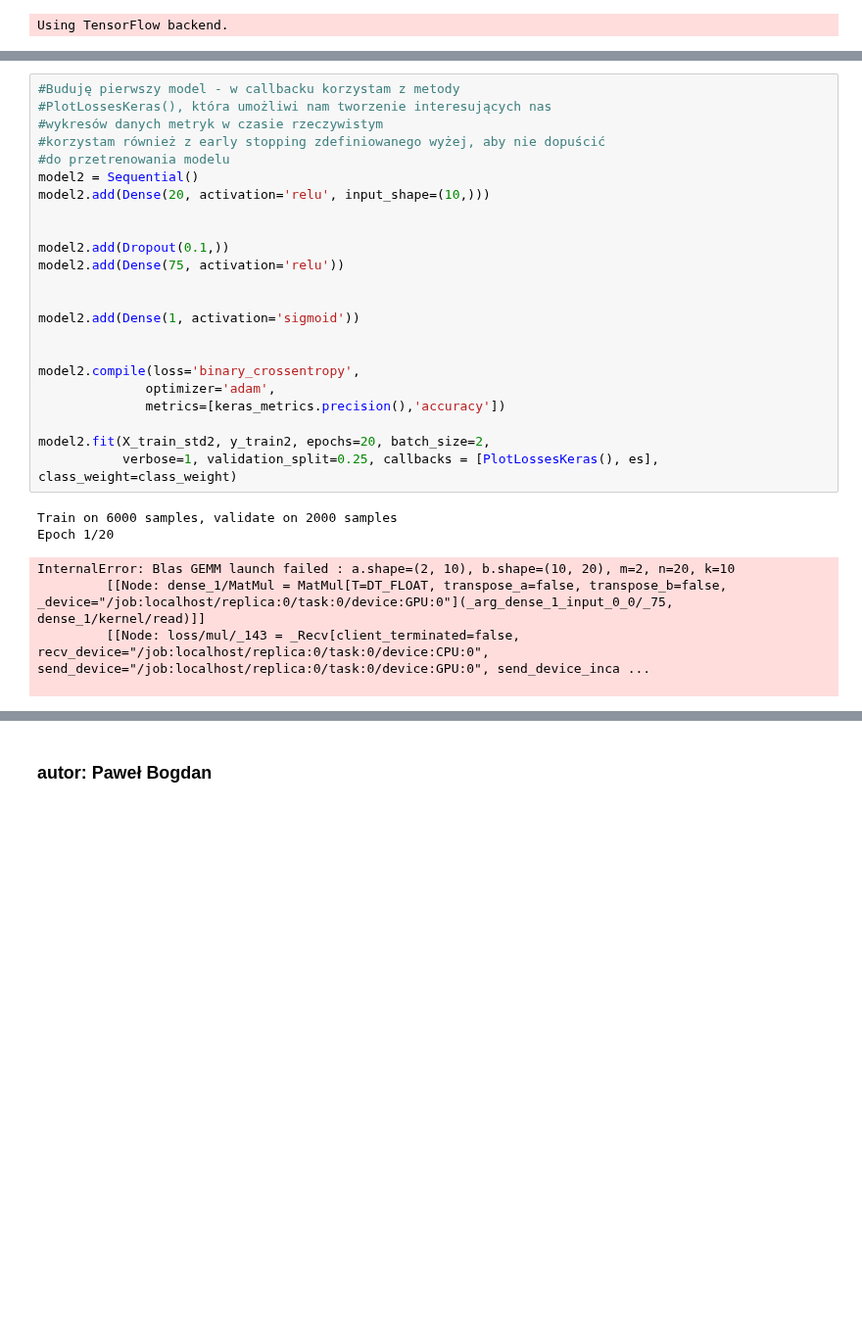
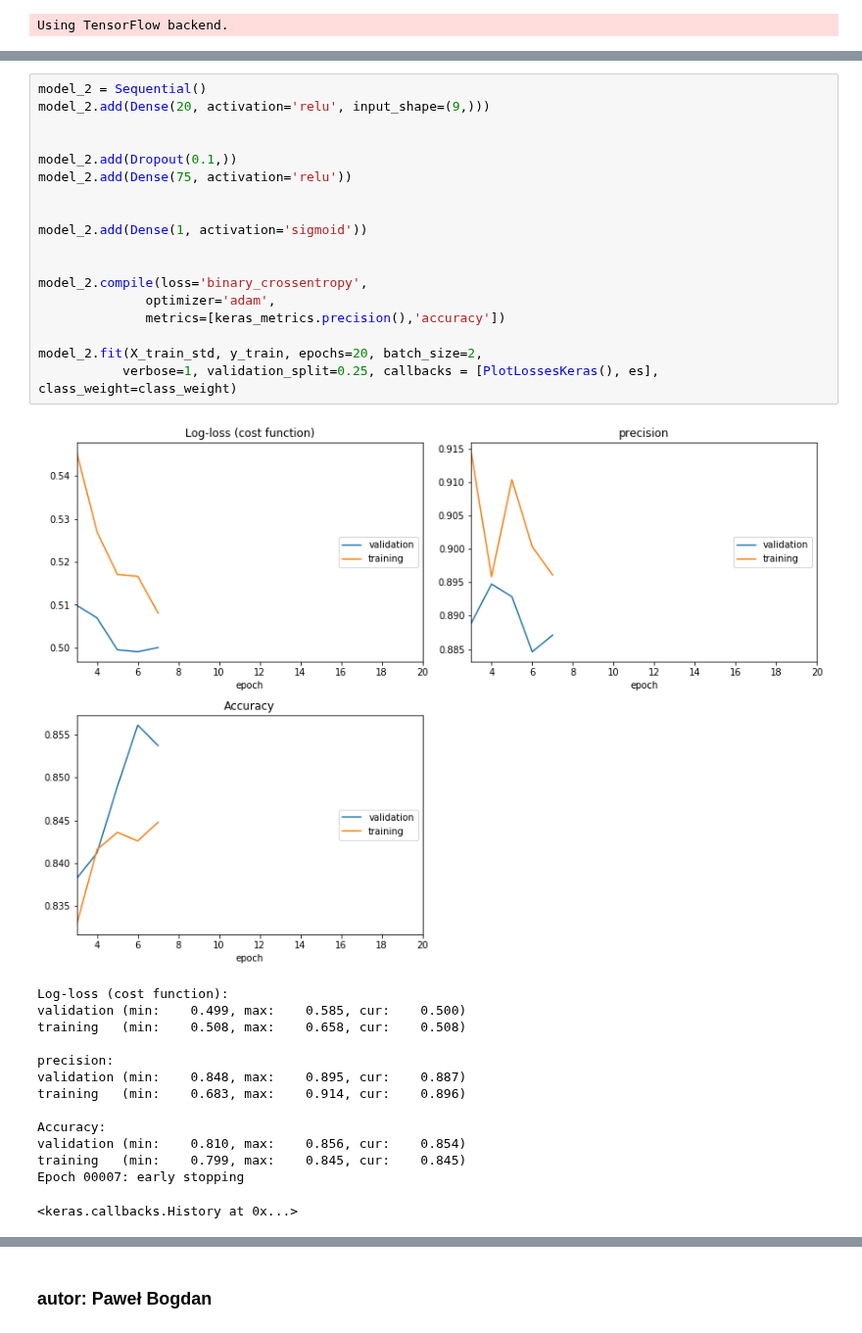
Before and after one commit to Dalthirr/NeuralNetworks, a Jupyter notebook: models_script/model_2.ipynb, the cells around one changed output, grey strips where cells are left out. Shown at 98% size. Cells and saved outputs as stored; diff of their text form; blank space fills up the shorter version.

```diff
--- a/models_script/model_2.ipynb
+++ b/models_script/model_2.ipynb
@@ -100,30 +100,33 @@ es = EarlyStopping(monitor='val_precision', mode='max', verbose=1, patience=3)
 # %%
-#Buduję pierwszy model - w callbacku korzystam z metody
-#PlotLossesKeras(), która umożliwi nam tworzenie interesujących nas
-#wykresów danych metryk w czasie rzeczywistym
-#korzystam również z early stopping zdefiniowanego wyżej, aby nie dopuścić
-#do przetrenowania modelu
-model2 = Sequential()
-model2.add(Dense(20, activation='relu', input_shape=(10,)))
+model_2 = Sequential()
+model_2.add(Dense(20, activation='relu', input_shape=(9,)))
 
 
-model2.add(Dropout(0.1,))
-model2.add(Dense(75, activation='relu'))
+model_2.add(Dropout(0.1,))
+model_2.add(Dense(75, activation='relu'))
 
 
-model2.add(Dense(1, activation='sigmoid'))
+model_2.add(Dense(1, activation='sigmoid'))
 
 
-model2.compile(loss='binary_crossentropy',
+model_2.compile(loss='binary_crossentropy',
               optimizer='adam',
               metrics=[keras_metrics.precision(),'accuracy'])
 
-model2.fit(X_train_std2, y_train2, epochs=20, batch_size=2,
+model_2.fit(X_train_std, y_train, epochs=20, batch_size=2,
            verbose=1, validation_split=0.25, callbacks = [PlotLossesKeras(), es], class_weight=class_weight)
 # %% [output]
+[figure, added]
-Train on 6000 samples, validate on 2000 samples
-Epoch 1/20
+Log-loss (cost function):
+validation (min:    0.499, max:    0.585, cur:    0.500)
+training   (min:    0.508, max:    0.658, cur:    0.508)
+
+precision:
+validation (min:    0.848, max:    0.895, cur:    0.887)
+training   (min:    0.683, max:    0.914, cur:    0.896)
+
+Accuracy:
+validation (min:    0.810, max:    0.856, cur:    0.854)
+training   (min:    0.799, max:    0.845, cur:    0.845)
+Epoch 00007: early stopping
-InternalError: Blas GEMM launch failed : a.shape=(2, 10), b.shape=(10, 20), m=2, n=20, k=10
-         [[Node: dense_1/MatMul = MatMul[T=DT_FLOAT, transpose_a=false, transpose_b=false, _device="/job:localhost/replica:0/task:0/device:GPU:0"](_arg_dense_1_input_0_0/_75, dense_1/kernel/read)]]
-         [[Node: loss/mul/_143 = _Recv[client_terminated=false, recv_device="/job:localhost/replica:0/task:0/device:CPU:0", send_device="/job:localhost/replica:0/task:0/device:GPU:0", send_device_inca ...
-
+<keras.callbacks.History at 0x...>
```
Also changed, not shown: parts of 18 cells of this notebook, 1 other file.
